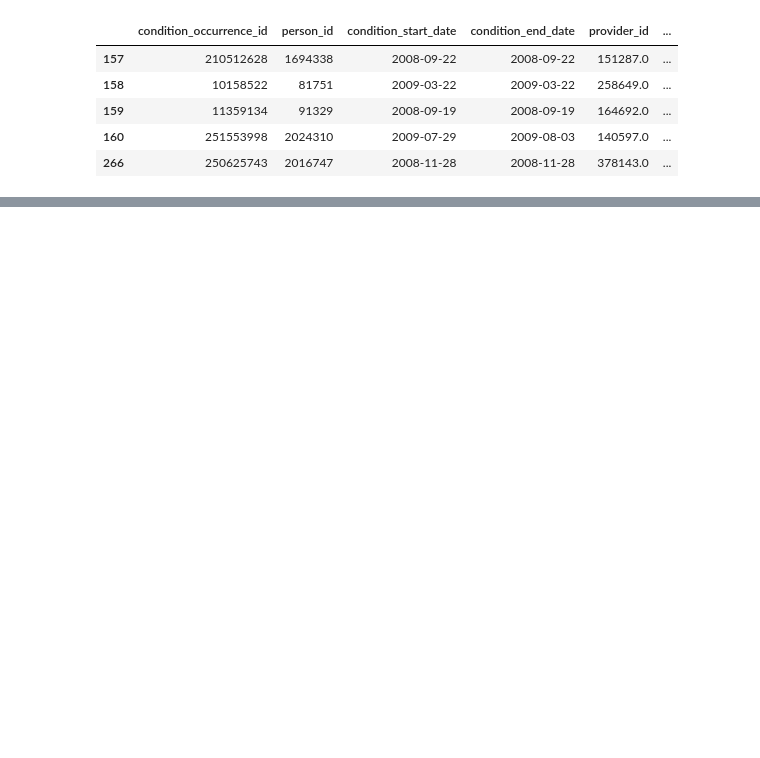
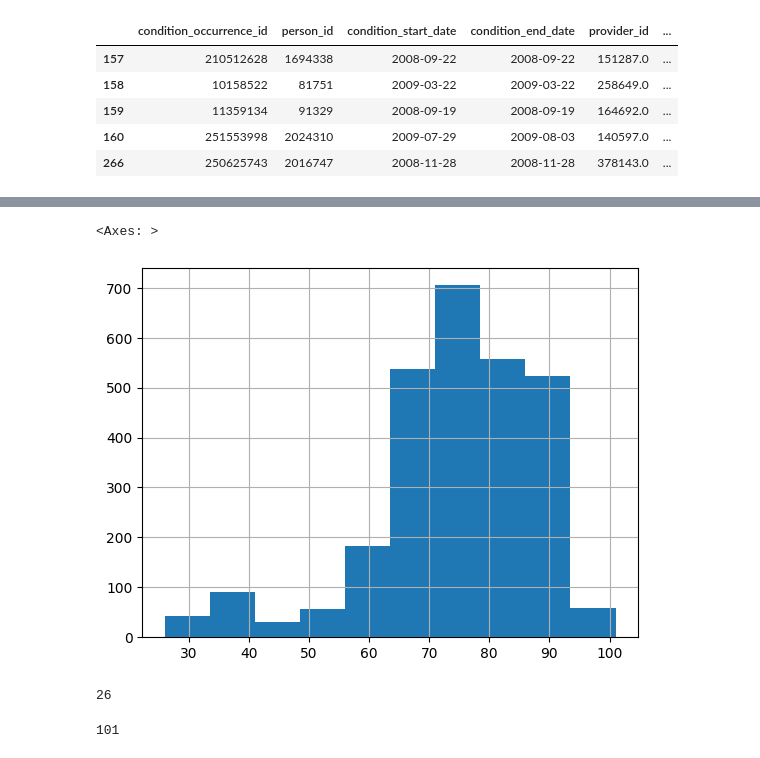
Before and after one commit to kees911/clinical-dashboard-ux-dissertation, a Jupyter notebook: dash/dash-notebooks/breast-cancer-frames.ipynb, the cells around one changed output, grey strips where cells are left out. Cells and saved outputs as stored; diff of their text form; code cells hidden in the pictures; blank space fills up the shorter version.

```diff
--- a/dash/dash-notebooks/breast-cancer-frames.ipynb
+++ b/dash/dash-notebooks/breast-cancer-frames.ipynb
@@ -17,6 +17,8 @@ person = pd.read_csv('../../synpuff/person.csv')
 condition_occurrence = pd.read_csv('../../synpuff/condition_occurrence.csv')
 drug_exposure = pd.read_csv('../../synpuff/drug_exposure.csv')
 concept = pd.read_csv('../../synpuff/concept.csv')
+hierarchy = pd.read_csv('../../synpuff/hierarchy.csv')
+props = pd.read_csv('../../synpuff/hemonc_component_properties.csv')
 # %%
 condition_occurrence.head()
 # %% [output]
@@ -32,3 +31,25 @@ condition_occurrence=condition_occurrence.loc[condition_occurrence['condition_so
+# %%
+neoplasm_codes = [44832128,44834489,44834490,44819488,44826452,44825256]
+condition_occurrence=condition_occurrence.loc[condition_occurrence['condition_source_concept_id'].isin(neoplasm_codes)]
+
+
+'''Ivy's code'''
+#rxnorm = props[props['vocabulary_id']=='RxNorm']
+#list of valid drug categories from Ivy from RxNorm/HemOnc
+sact=['Alkylating agent', 'Anti-CD38 antibody', 'Anti-CTLA-4 antibody', 'Anti-TACSTD2 antibody-drug conjugate', 'Anthracycline', 'Antiandrogen', 'Antifolate',
+'Antimetabolite', 'Antitumor antibiotic', 'Anti-CD52 antibody', 'Anti-CD20 antibody', 'Anti-EGFR antibody', 'Anti-HER2 antibody', 'Anti-CD38 antibody', 'Anti-PD-1 antibody',
+'Anti-PD-L1 antibody', 'Anti-RANKL antibody', 'Anti-SLAMF7 antibody','Anti-VEGF antibody', 'Aromatase inhibitor', 'Aromatase inhibitorsthird generation',
+'Biosimilar', 'BRAF inhibitor', 'DNA methyltransferase inhibitor', 'Deoxycytidine analog', 'EGFR inhibitor', 'ERBB 2 inhibitor', 'Estrogen receptor inhibitor',
+'Folic acid analog', 'Fluoropyrimidine', 'GnRH agonist', 'HDAC inhibitor', 'Human DNA synthesisinhibitor', 'Microtubule inhibitor', 'MTOR inhibitor',
+'Nitrogen mustard', 'Nitrosourea', 'Neutral', 'PARP inhibitor', 'PARP1 inhibitor', 'PARP2 inhibitor', 'Phenothiazine', 'Platinum agent', 'Proteasome inhibitor',
+'Purine analog', 'Pyrimidine analog', 'RANK ligand inhibitor', 'Selective estrogen receptor modulator', 'Somatostatin analog', 'T-cell activator',
+'Targeted therapeutic', 'Taxane', 'Topoisomerase I inhibitor', 'Topoisomerase II inhibitor', 'Triazene', 'Vinca alkaloid', 'Xanthine oxidase inhibitor',
+'WHO Essential Cancer Medicine']
+#rxnorm = rxnorm[rxnorm['component_class_name'].isin(sact)]
+props=props[props['component_class_name'].isin(sact)]
+antican = props['concept_id_2']
+drug_exposure=drug_exposure[drug_exposure['drug_concept_id'].isin(antican)]
+#rxnorm['component_class_name'].value_counts()
 # %%
 concept_lookup = {c.concept_id: c.concept_name for c in concept.itertuples()}
 # %%
@@ -43,3 +64,8 @@ def make_labels(df):
 person_labelled = make_labels(person)
 condition_occurrence_labelled = make_labels(condition_occurrence)
 drug_exposure_labelled = make_labels(drug_exposure)
+# %%
+'''Applying extra filters to drug df'''
+drug_exposure_labelled['drug_exposure_year'] = pd.to_datetime(drug_exposure_labelled['drug_exposure_start_date'], format='%Y-%m-%d').dt.year
+exclusions = ['dexamethasone']
+drug_exposure_labelled=drug_exposure_labelled[~drug_exposure_labelled['drug_concept_label'].isin(exclusions)]
@@ -76,0 +123,10 @@ condition_occurrence_labelled.head()
+# %%
+'''Data Linkage'''
+person_labelled_small= person_labelled.loc[:,['person_id', 'year_of_birth', 'gender_concept_label']]
+drug_persons = pd.merge(drug_exposure_labelled, person_labelled_small, on='person_id', how='left')
+drug_persons['age_at_treatment'] = drug_persons['drug_exposure_year'] - drug_persons['year_of_birth']
+#condition linkage
+condition_labelled_small= condition_occurrence_labelled.loc[:,['person_id', 'condition_concept_label']]
+condition_labelled_small['occ_number'] = 'cond_' + (condition_labelled_small.groupby('person_id').cumcount()).astype(str)
+cond_pivot = condition_labelled_small.pivot(index='person_id', columns='occ_number', values='condition_concept_label').reset_index()
+drug_persons = pd.merge(drug_persons, cond_pivot, on='person_id', how='left')
@@ -76,0 +142,13 @@ condition_occurrence_labelled.head()
+# %%
+drug_persons['age_at_treatment'].hist()
+# %% [output]
+<Axes: >
+[figure, added]
+# %%
+drug_persons['age_at_treatment'].min()
+# %% [output]
+26
+# %%
+drug_persons['age_at_treatment'].max()
+# %% [output]
+101
```
Also changed, not shown: parts of 18 cells of this notebook, 4 other files.
